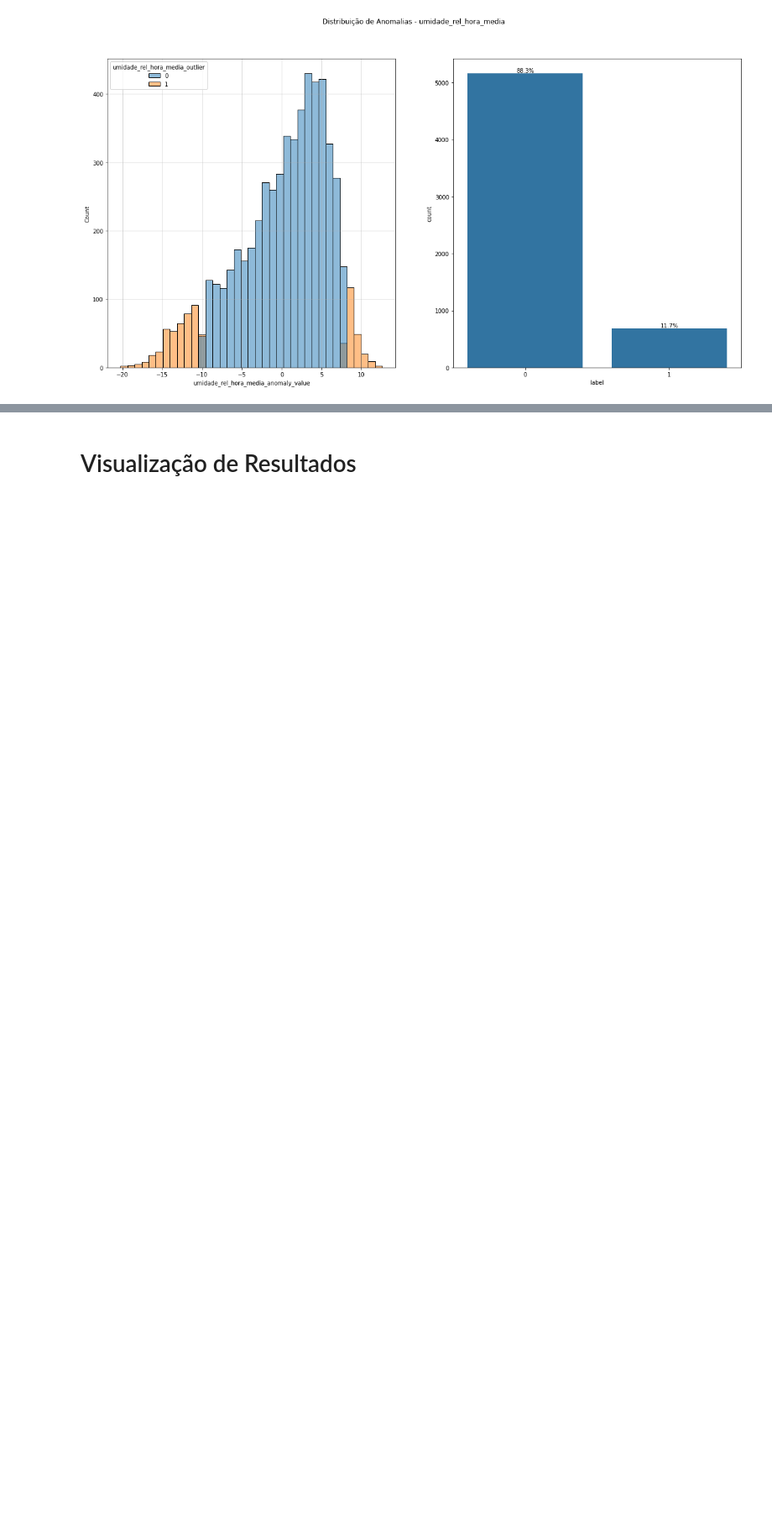
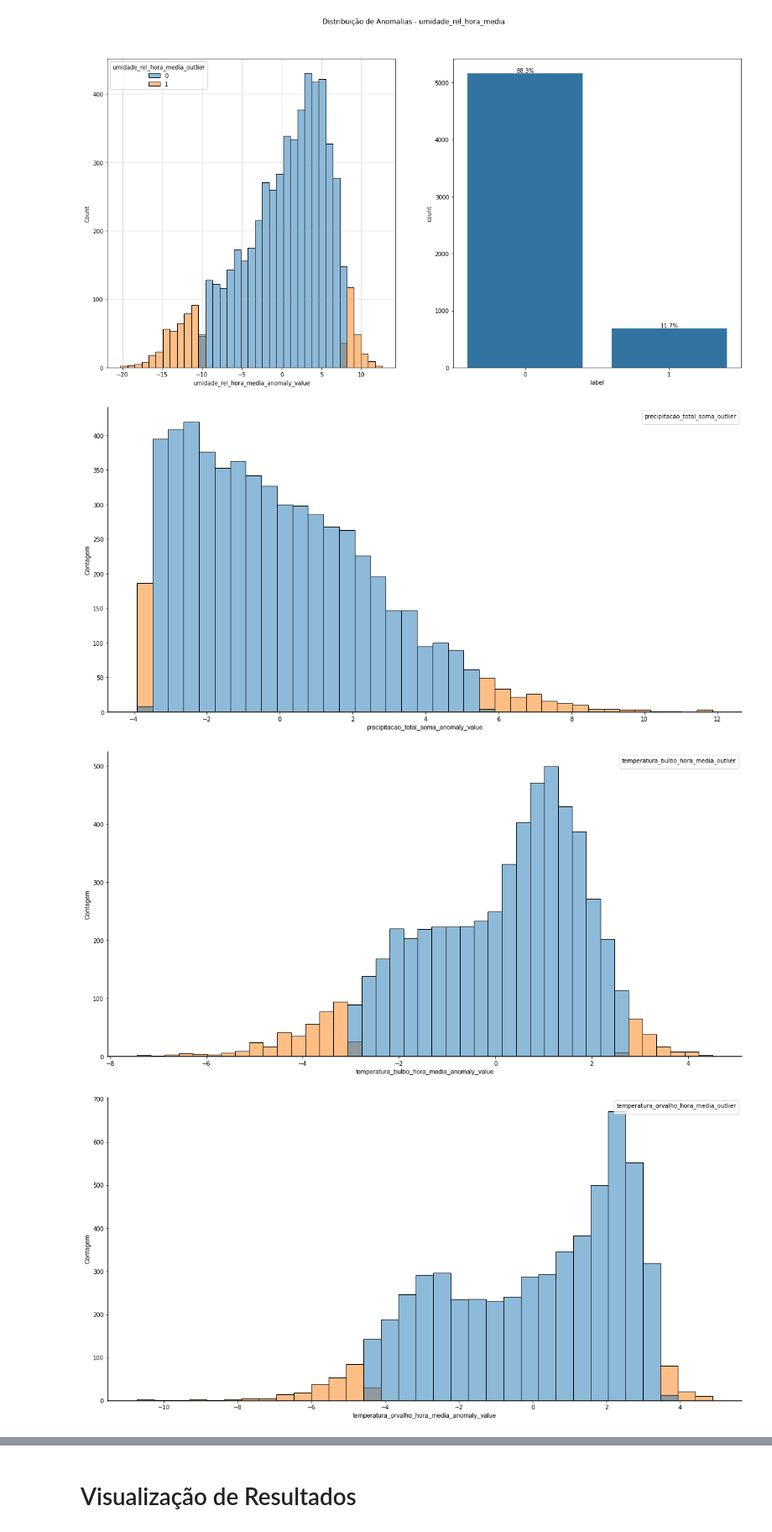
Before and after one commit to AlexandreSaback/tcc_anomaly_detection, a Jupyter notebook: explorations/AD_04_GroundTruth.ipynb, the cells around one changed output, grey strips where cells are left out. Shown at 84% size. Saved outputs shown, nothing was run; the diff lists cells and outputs as text; code cells hidden in the pictures; blank space fills up the shorter version.

```diff
--- a/explorations/AD_04_GroundTruth.ipynb
+++ b/explorations/AD_04_GroundTruth.ipynb
@@ -123,3 +123,57 @@ for feature, mask in anomalies_map.items():
 [figure]
 [figure]
 [figure]
+# %%
+for feature, mask in anomalies_map.items():
+
+    complete_data[f"{feature}_outlier"] = 0
+    complete_data.loc[mask, f"{feature}_outlier"] = 1
+
+    feature_anomaly_data = complete_data[[f"{feature}_anomaly_value", f"{feature}_outlier"]]
+    counts = feature_anomaly_data[f"{feature}_outlier"].value_counts()
+    percentages = counts / counts.sum() * 100
+
+    counts_plot = counts.to_frame().reset_index()
+    counts_plot.columns = ["label", "count"]
+
+    fig, ax = plt.subplots(figsize=(16, 8))
+
+    # Histograma com hue
+    sns.histplot(
+        feature_anomaly_data,
+        x=f"{feature}_anomaly_value",
+        hue=f"{feature}_outlier",
+        ax=ax
+    )
+
+    # >>> Remover título
+    ax.set_title('')
+
+    # >>> Legenda
+    handles, labels = ax.get_legend_handles_labels()
+    ax.legend(handles=handles, labels=labels, title=f"{feature}_outlier", loc="upper right")
+
+    # >>> Remover grid
+    ax.grid(False)
+
+    # >>> Bordas: remove top/right, ajusta left/bottom
+    for spine in ['top', 'right']:
+        ax.spines[spine].set_visible(False)
+    for spine in ['left', 'bottom']:
+        ax.spines[spine].set_color('black')
+        ax.spines[spine].set_linewidth(1.5)
+
+    # >>> Rótulos dos eixos
+    ax.set_xlabel(f"{feature}_anomaly_value", fontsize=11, fontname="Arial", color="black")
+    ax.set_ylabel("Contagem", fontsize=11, fontname="Arial", color="black")
+
+    # >>> Fundo branco
+    ax.set_facecolor("white")
+    fig.patch.set_facecolor("white")
+
+    plt.tight_layout()
+    plt.show()
+# %% [output]
+[figure, added]
+[figure, added]
+[figure, added]
```
Also changed, not shown: parts of 1 cell of this notebook, 5 other files.
